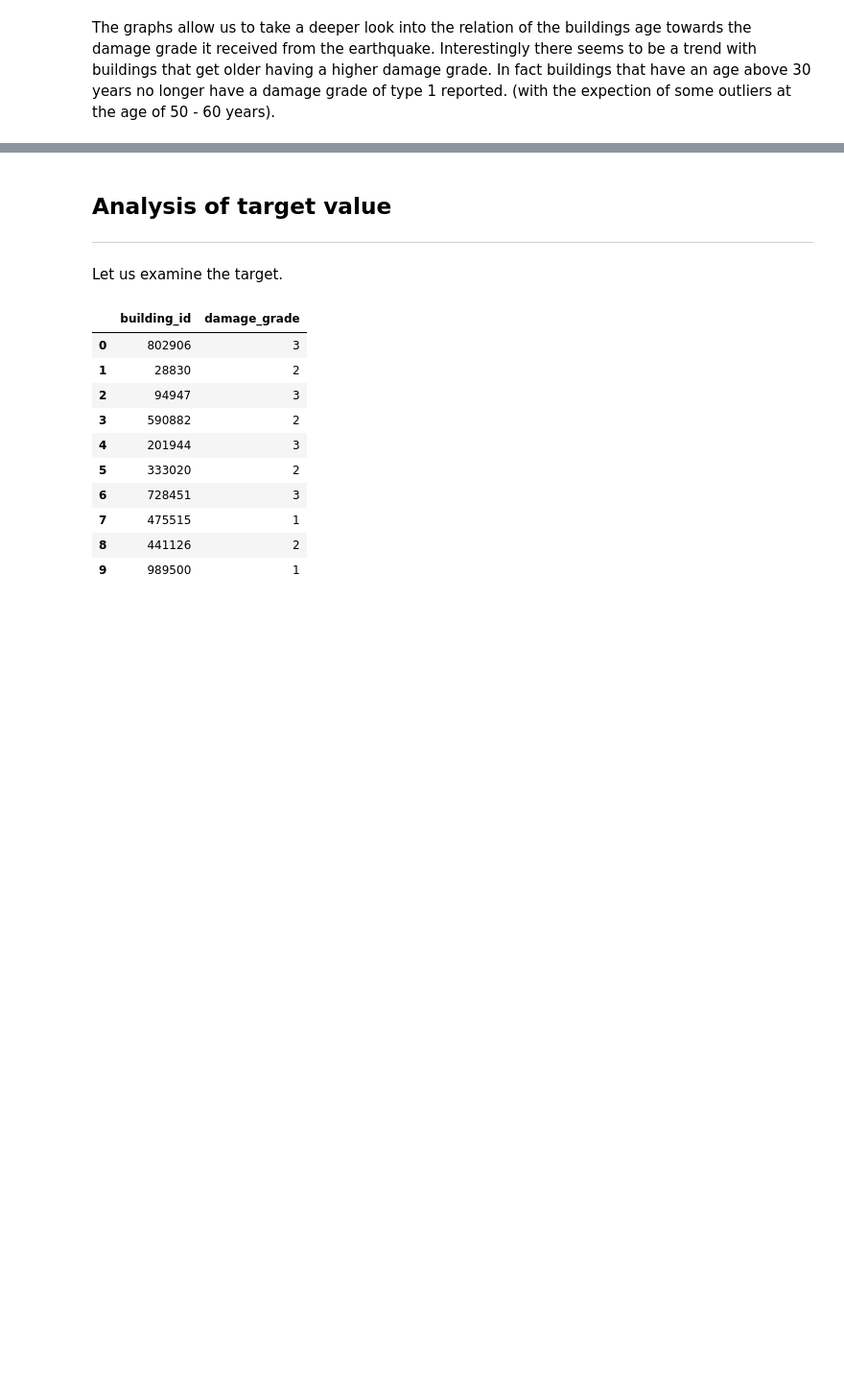
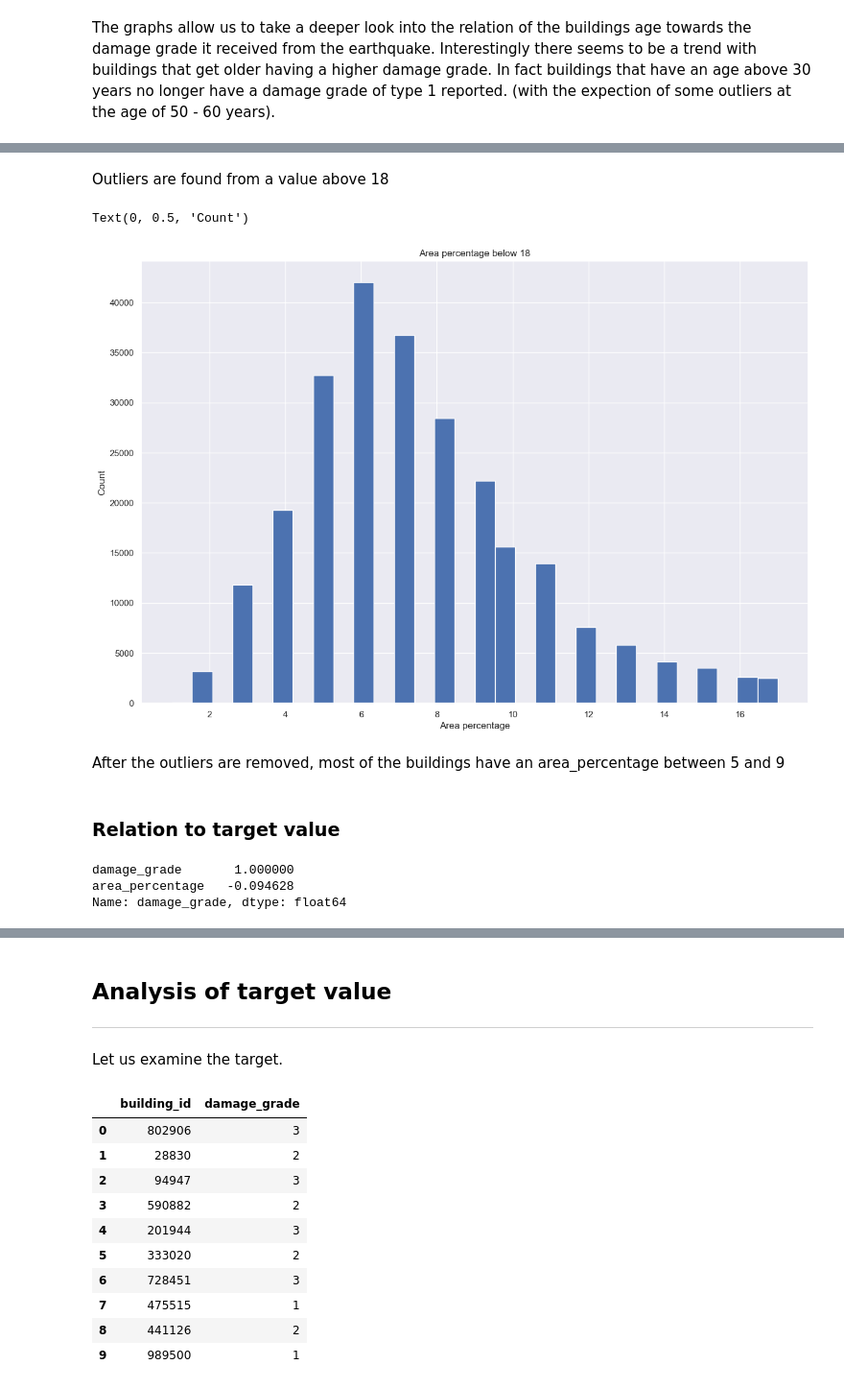
Before and after one commit to Sidies/-2015_Gorkha_earthquake_damage_prediction, a Jupyter notebook: notebooks/Exploration.ipynb, the cells around one changed output, grey strips where cells are left out. Shown at 96% size. Saved outputs shown, nothing was run; the diff lists cells and outputs as text; code cells hidden in the pictures; blank space fills up the shorter version.

```diff
--- a/notebooks/Exploration.ipynb
+++ b/notebooks/Exploration.ipynb
@@ -256,0 +274,30 @@ The graphs allow us to take a deeper look into the relation of the buildings age
+# %% [markdown]
+Outliers are found from a value above 18
+# %%
+THRESHOLD = 18
+
+temp_df1 = train_df[train_df['area_percentage'] < THRESHOLD]
+temp_df1['area_percentage'].hist(bins=30, figsize=(15,10))
+plt.title(f'Area percentage below {THRESHOLD}')
+plt.xlabel('Area percentage')
+plt.ylabel('Count')
+# %% [output]
+Text(0, 0.5, 'Count')
+[figure, added]
+# %% [markdown]
+After the outliers are removed, most of the buildings have an area_percentage between 5 and 9
+# %% [markdown]
+### Relation to target value
+# %%
+THRESHOLD = 18
+
+merged_df = pd.merge(train_df, target_df, on='building_id')
+temp_df1 = merged_df[['area_percentage', 'damage_grade']]
+temp_df1 = temp_df1[merged_df['area_percentage'] < THRESHOLD]
+
+corr_matrix = temp_df1.corr()
+corr_matrix['damage_grade'].sort_values(ascending=False)
+# %% [output]
+damage_grade       1.000000
+area_percentage   -0.094628
+Name: damage_grade, dtype: float64
```
Also changed, not shown: parts of 14 cells of this notebook.
